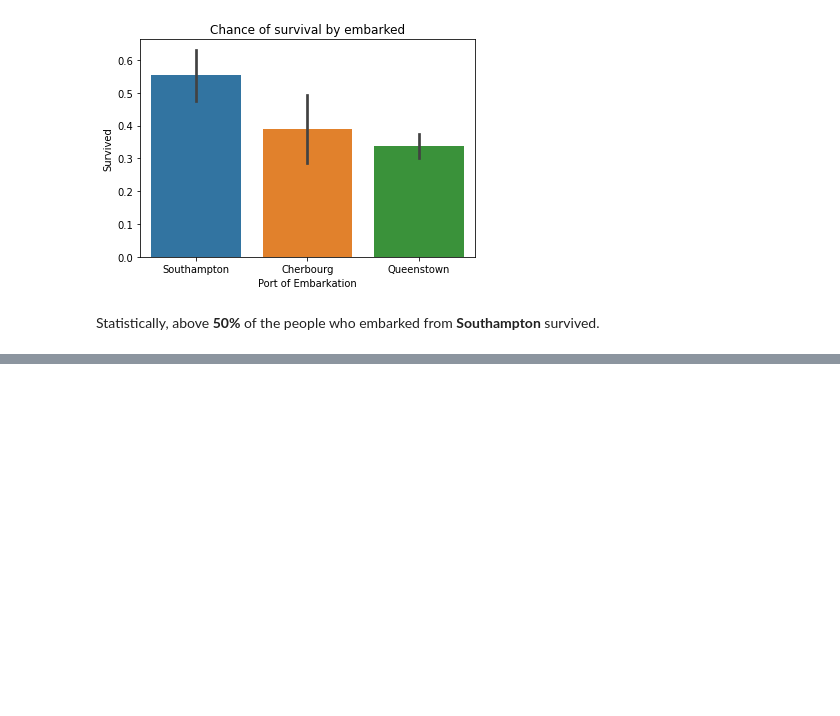
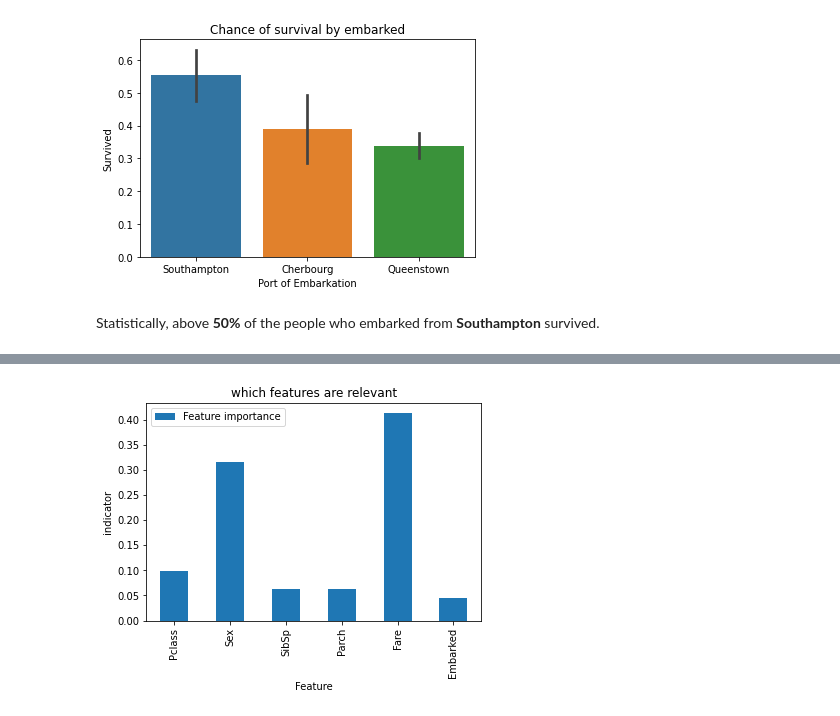
Before and after one commit to Krystiankr/Machine-Learning-Titanic, a Jupyter notebook: Kaggle.ipynb, the cells around one changed output, grey strips where cells are left out. Drawn from its saved outputs; the diff is of its cells as text; code cells hidden in the pictures; blank space fills up the shorter version.

```diff
--- a/Kaggle.ipynb
+++ b/Kaggle.ipynb
@@ -160,0 +306,12 @@ Statistically, above **50%** of the people who embarked from **Southampton** sur
+# %%
+import matplotlib.pyplot as plt
+data = random_forest.feature_importances_
+column_names = X_train.columns.values
+df1 = pd.DataFrame(index=column_names, data=data, columns=["feature importance"])
+df1.plot(kind='bar')
+plt.xlabel("Feature")
+plt.ylabel('indicator')
+plt.title('which features are relevant')
+plt.show()
+# %% [output]
+[figure, added]
```
Also changed, not shown: parts of 51 cells of this notebook.
